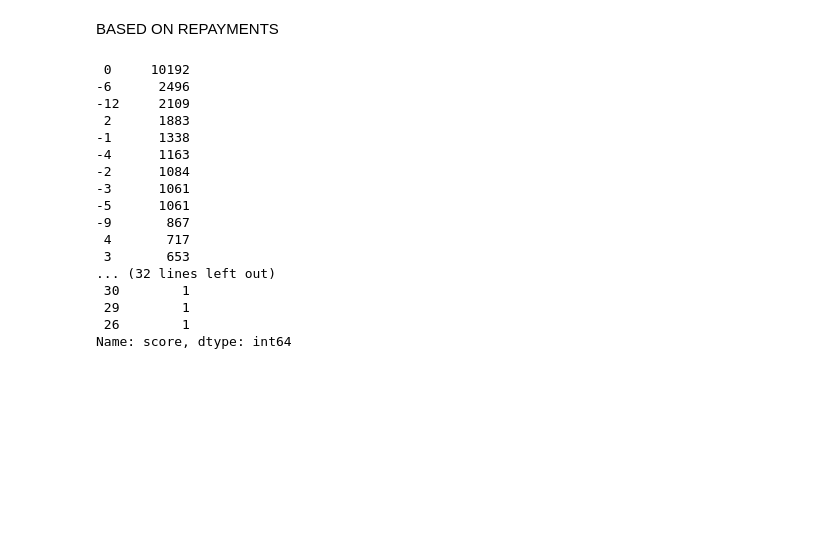
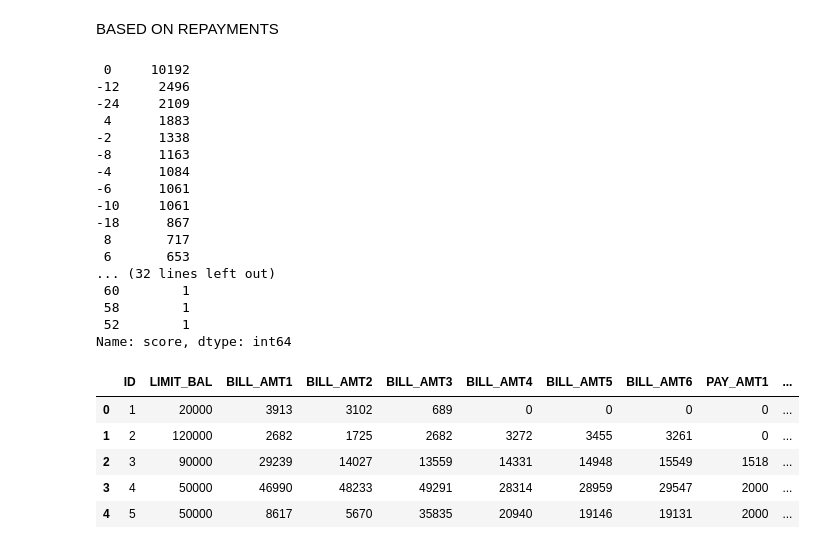
Before and after one commit to ajinkyajumde/CREDIT-CARD, a Jupyter notebook: Copy_of_Credit_Card_Default_Prediction_Capstone_Project.ipynb, the cells around one changed output. Cells and saved outputs as stored; diff of their text form; code cells hidden in the pictures; blank space fills up the shorter version.

```diff
--- a/Copy_of_Credit_Card_Default_Prediction_Capstone_Project.ipynb
+++ b/Copy_of_Credit_Card_Default_Prediction_Capstone_Project.ipynb
@@ -285,23 +286,38 @@ BASED ON REPAYMENTS
 L=['PAY_0','PAY_2', 'PAY_3', 'PAY_4', 'PAY_5', 'PAY_6']
 # %%
 df['score']=df['PAY_0']+df['PAY_2']+df['PAY_3']+df['PAY_4']+df['PAY_5']+df['PAY_6']
+# %%
+df['score']=df['score']*2
 # %%
 df['score'].value_counts()
 # %% [output]
  0     10192
--6      2496
--12     2109
- 2      1883
--1      1338
--4      1163
--2      1084
--3      1061
--5      1061
--9       867
- 4       717
- 3       653
+-12     2496
+-24     2109
+ 4      1883
+-2      1338
+-8      1163
+-4      1084
+-6      1061
+-10     1061
+-18      867
+ 8       717
+ 6       653
 ... (32 lines left out)
- 30        1
- 29        1
- 26        1
+ 60        1
+ 58        1
+ 52        1
 Name: score, dtype: int64
+# %%
+df['rating']=100-df['score']
+# %%
+df=df.drop(columns=L)
+df=df.drop(columns=['score'])
+df.head()
+# %% [output]
+|  | ID | LIMIT_BAL | BILL_AMT1 | BILL_AMT2 | BILL_AMT3 | BILL_AMT4 | BILL_AMT5 | BILL_AMT6 | PAY_AMT1 | ... |
+| 0 | 1 | 20000 | 3913 | 3102 | 689 | 0 | 0 | 0 | 0 | ... |
+| 1 | 2 | 120000 | 2682 | 1725 | 2682 | 3272 | 3455 | 3261 | 0 | ... |
+| 2 | 3 | 90000 | 29239 | 14027 | 13559 | 14331 | 14948 | 15549 | 1518 | ... |
+| 3 | 4 | 50000 | 46990 | 48233 | 49291 | 28314 | 28959 | 29547 | 2000 | ... |
+| 4 | 5 | 50000 | 8617 | 5670 | 35835 | 20940 | 19146 | 19131 | 2000 | ... |
```
Also changed, not shown: parts of 33 cells of this notebook.
